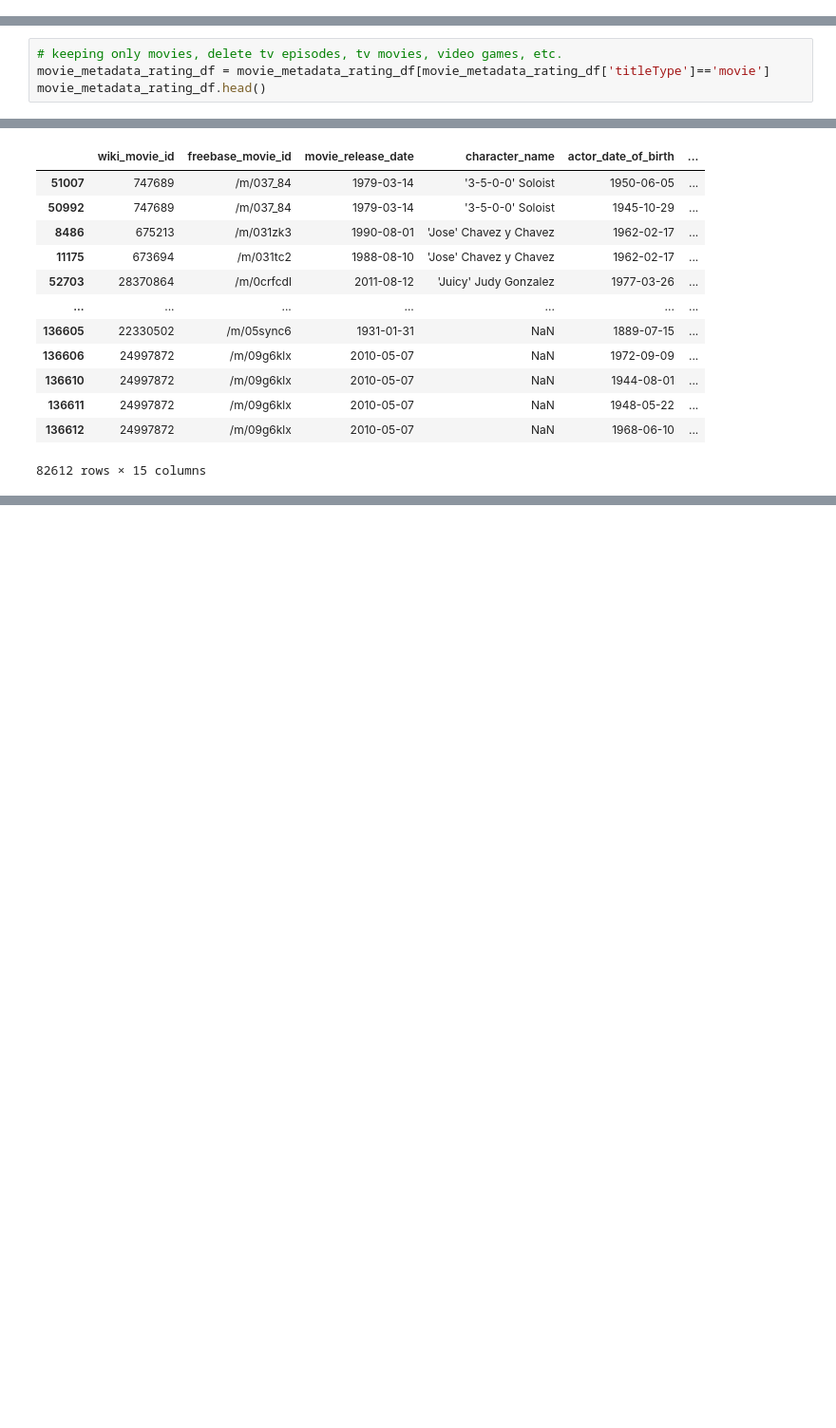
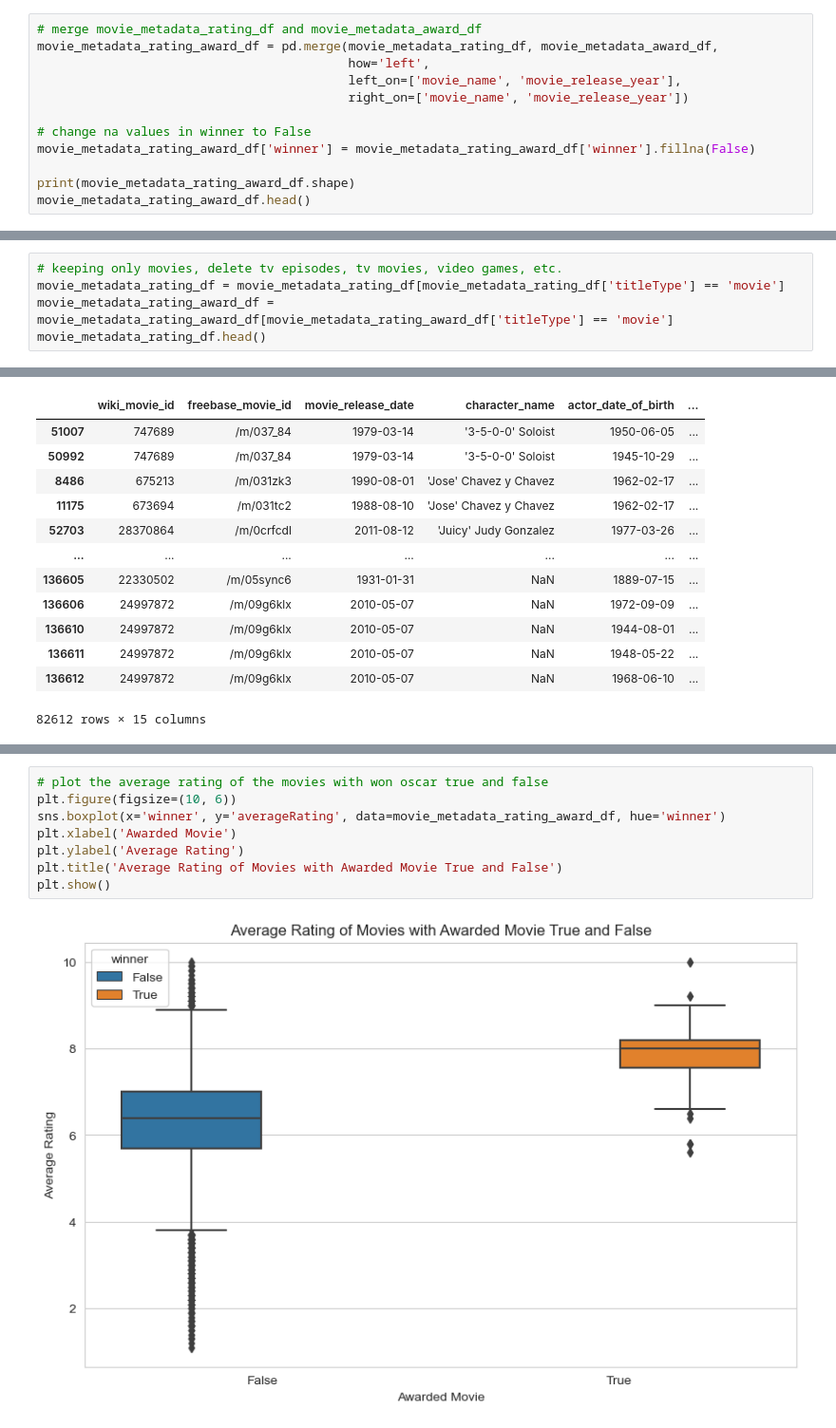
Before and after one commit to epfl-ada/ada-2023-project-adhd2023, a Jupyter notebook: milestone2.ipynb, the cells around one changed output, grey strips where cells are left out. Shown: that part at 95% size. Drawn from its saved outputs; the diff is of its cells as text; blank space fills up the shorter version.

```diff
--- a/milestone2.ipynb
+++ b/milestone2.ipynb
@@ -438,0 +442,12 @@ character_metadata_award_df.head(10)
+# %%
+# merge movie_metadata_rating_df and movie_metadata_award_df
+movie_metadata_rating_award_df = pd.merge(movie_metadata_rating_df, movie_metadata_award_df,
+                                          how='left',
+                                          left_on=['movie_name', 'movie_release_year'],
+                                          right_on=['movie_name', 'movie_release_year'])
+
+# change na values in winner to False
+movie_metadata_rating_award_df['winner'] = movie_metadata_rating_award_df['winner'].fillna(False)
+
+print(movie_metadata_rating_award_df.shape)
+movie_metadata_rating_award_df.head()
@@ -453,7 +477,8 @@ array(['movie', 'tvEpisode', 'short', 'tvMovie', 'video', 'tvSeries',
        'videoGame', 'tvMiniSeries', 'tvShort', 'tvSpecial'], dtype=object)
 # %%
 # keeping only movies, delete tv episodes, tv movies, video games, etc.
-movie_metadata_rating_df = movie_metadata_rating_df[movie_metadata_rating_df['titleType']=='movie']
+movie_metadata_rating_df = movie_metadata_rating_df[movie_metadata_rating_df['titleType'] == 'movie']
+movie_metadata_rating_award_df = movie_metadata_rating_award_df[movie_metadata_rating_award_df['titleType'] == 'movie']
 movie_metadata_rating_df.head()
 # %% [output]
 |  | wiki_movie_id | freebase_movie_id | movie_name | movie_release_date | movie_box_office_revenue | movie_runtime | ... |
@@ -876,0 +1070,10 @@ character_metadata_df[character_metadata_df['character_name'].duplicated(keep=Fa
+# %%
+# plot the average rating of the movies with won oscar true and false
+plt.figure(figsize=(10, 6))
+sns.boxplot(x='winner', y='averageRating', data=movie_metadata_rating_award_df, hue='winner')
+plt.xlabel('Awarded Movie')
+plt.ylabel('Average Rating')
+plt.title('Average Rating of Movies with Awarded Movie True and False')
+plt.show()
+# %% [output]
+[figure, added]
```
Also changed, not shown: parts of 21 cells of this notebook.
